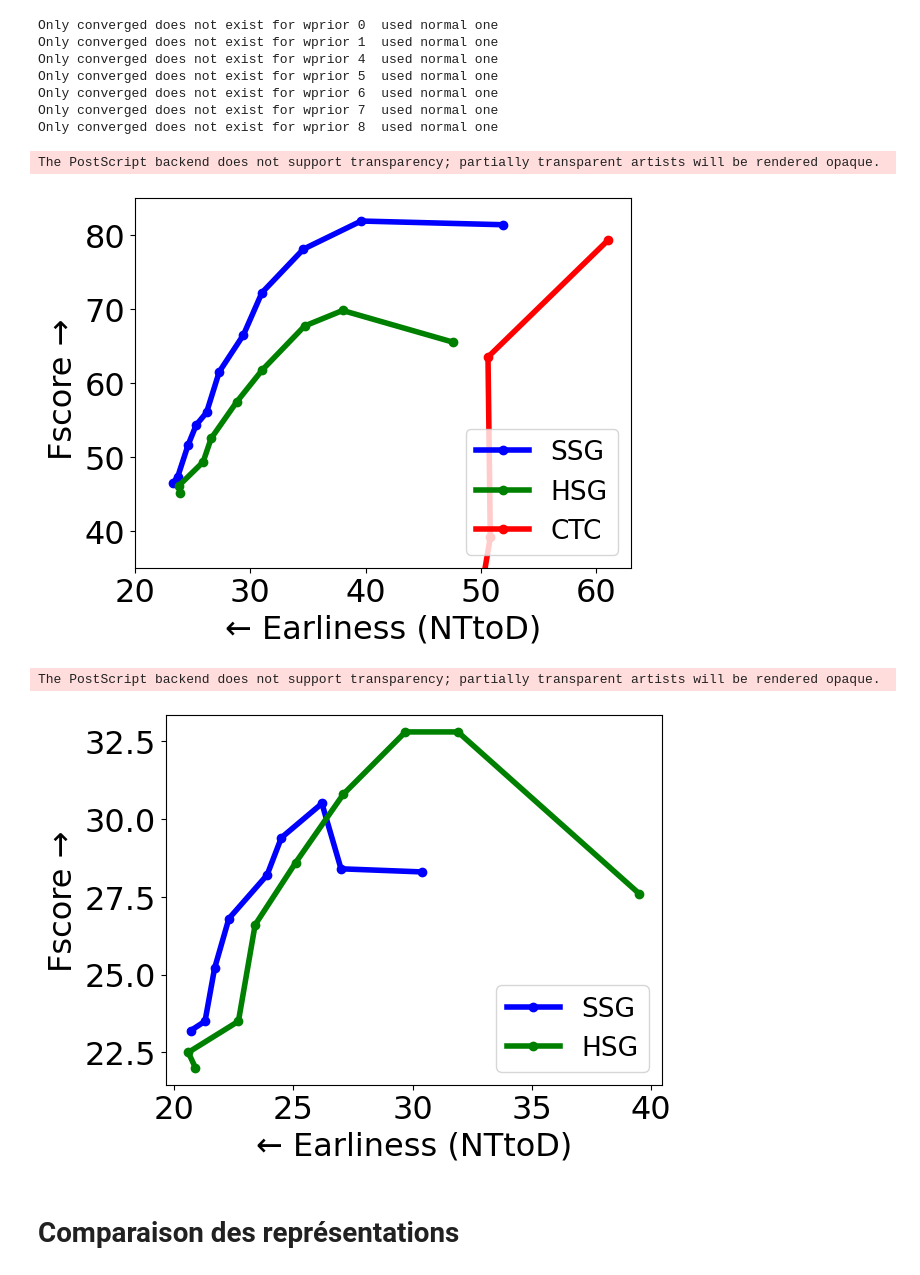
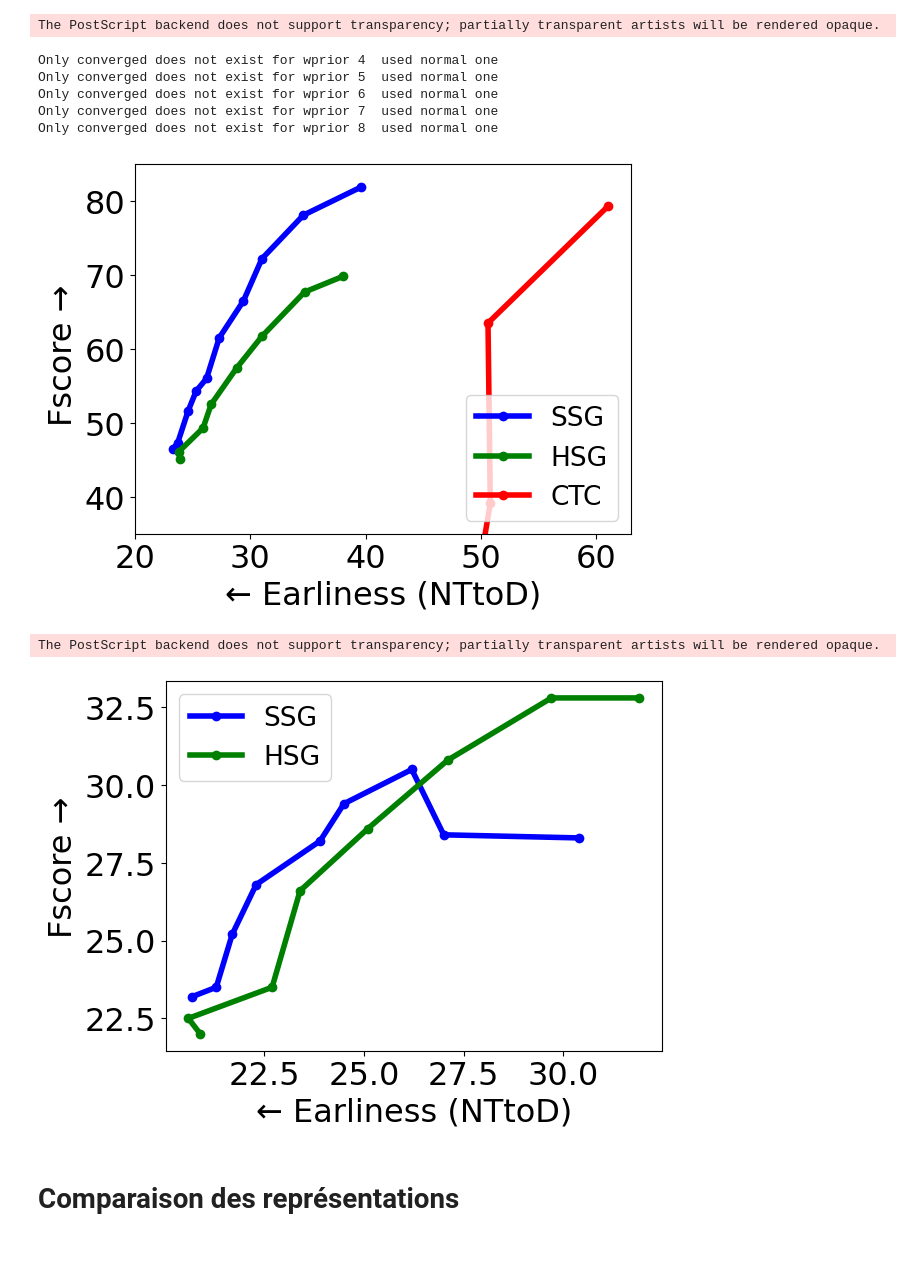
Before and after one commit to Kibo4/DOLT-C3D_with_SGCTC-OAD_2023, a Jupyter notebook: Evaluation/extractCurvesFromResults_Chalearn.ipynb, the cells around one changed output. Saved outputs shown, nothing was run; the diff lists cells and outputs as text; code cells hidden in the pictures.

```diff
--- a/Evaluation/extractCurvesFromResults_Chalearn.ipynb
+++ b/Evaluation/extractCurvesFromResults_Chalearn.ipynb
@@ -34,12 +34,20 @@ def getFScoreAndNTtoDoFor(doSSG, useSG,wCTC=0.9,smooth=10,deltaIoU=0.0, vox=4,cu
                         vals = line.split()
                         fscore = float(vals[1])
                         stdFscore = float(vals[-1])
+                    if "Precision:" in line:
+                        vals = line.split()
+                        precision = float(vals[1])
+                        stdPrecision = float(vals[-1])
+                    if "Recall:" in line:
+                        vals = line.split()
+                        recall = float(vals[1])
+                        stdRecall = float(vals[-1])
                     elif "NTtoD:" in line:
                         vals = line.split()
                         nttod = float(vals[1])
                         stdNTtoD = float(vals[-1])
                 # ajout des coordonnées à la liste correspondante
-                nttod_fscore_list.append((nttod, stdNTtoD,fscore, stdFscore))
+                nttod_fscore_list.append((nttod, stdNTtoD,fscore, stdFscore,x/10.0,precision,stdPrecision,recall,stdRecall))
         else:
             # print(f"Le fichier {filename} n'existe pas.")
             pass
@@ -48,8 +56,8 @@ def getFScoreAndNTtoDoFor(doSSG, useSG,wCTC=0.9,smooth=10,deltaIoU=0.0, vox=4,cu
 def prettyPrintForLatexIntegration(nttod_fscore_list):
     #if nttod_fscore_list is a list
     if isinstance(nttod_fscore_list, list):
-        for nttod, stdNTtoD,fscore, stdFscore in nttod_fscore_list:
-            print(f" {fscore*100:.1f} \pm {stdFscore*100:.1f} & {nttod*100:.1f} \pm {stdNTtoD*100:.1f} \\\\")
+        for  nttod, stdNTtoD,fscore, stdFscore,wprior,precision,stdPrecision,recall,stdRecall in nttod_fscore_list:
+            print(f" {wprior} & ${fscore*100:.1f} \pm {stdFscore*100:.1f}$ & ${precision*100:.1f} \pm {stdPrecision*100:.1f}$ & ${recall*100:.1f} \pm {stdRecall*100:.1f}$ & ${nttod*100:.1f} \pm {stdNTtoD*100:.1f}$ \\\\")
     else:
         nttod, stdNTtoD,fscore, stdFscore = nttod_fscore_list
         print(f" {fscore*100:.1f} \pm {stdFscore*100:.1f} & {nttod*100:.1f} \pm {stdNTtoD*100:.1f} \\\\")
@@ -122,7 +128,7 @@ plt.ylabel("Fscore → ")
 # ntto_d__fscore = sorted(ntto_d__fscore, key=lambda x: x[0][0])
 # nttod_list, fscore_list = ntto_d__fscore
 # plt.plot(list(map(lambda nt_std:nt_std[0],nttod_list)), list(map(lambda fs_std:fs_std[0],fscore_list)), label="SSG",  color='orange')
-nttod_fscore_list = getFScoreAndNTtoDoFor(True, True)
+nttod_fscore_list = getFScoreAndNTtoDoFor(True, True)[1:]
 # ntto_d__fscore = sorted(zip(ntto_d, fscore), key=lambda x: x[0][0])
 plt.plot(list(map(lambda nt_std:nt_std[0]*100,nttod_fscore_list)), list(map(lambda fs_std:fs_std[2]*100,nttod_fscore_list)), label="SSG",  color='blue',marker="o")
 # plt.plot(list(map(lambda nt_std:nt_std[0]*100,nttod_fscore_list[1:2])), list(map(lambda fs_std:fs_std[2]*100,nttod_fscore_list[1:2])),marker="x",markersize=10, color='yellow')
@@ -130,7 +136,7 @@ plt.plot(list(map(lambda nt_std:nt_std[0]*100,nttod_fscore_list)), list(map(lamb
 # plt.errorbar(list(map(lambda nt_std:nt_std[0],nttod_fscore_list)), list(map(lambda fs_std:fs_std[2],nttod_fscore_list)), xerr=list(map(lambda nt_std:nt_std[1],nttod_fscore_list)), yerr= list(map(lambda fs_std:fs_std[3],nttod_fscore_list)), linestyle='None')
 # nttod_list, fscore_list = getFScoreAndNTtoDoFor(doSSG=False, useSG=True)
 # plt.plot(list(map(lambda nt_std:nt_std[0],nttod_list)), list(map(lambda fs_std:fs_std[0],fscore_list)), label="HSG",  color='green')
-nttod_fscore_list = getFScoreAndNTtoDoFor(False, True)[2:]
+nttod_fscore_list = getFScoreAndNTtoDoFor(False, True)[3:]
 # ntto_d__fscore = sorted(zip(ntto_d, fscore), key=lambda x: x[0][0])
 plt.plot(list(map(lambda nt_std:nt_std[0]*100,nttod_fscore_list)), list(map(lambda fs_std:fs_std[2]*100,nttod_fscore_list)), label="HSG",  color='green',marker="o")
 # plt.errorbar(list(map(lambda nt_std:nt_std[0],nttod_fscore_list)), list(map(lambda fs_std:fs_std[2],nttod_fscore_list)), xerr=list(map(lambda nt_std:nt_std[1],nttod_fscore_list)), yerr= list(map(lambda fs_std:fs_std[3],nttod_fscore_list)), linestyle='None')
@@ -151,15 +157,13 @@ plt.savefig(f"../Illustrations/ScoreGraphics/{db}_NTtoD_Fscore.png", format="png
 plt.savefig(f"../Illustrations/ScoreGraphics/{db}_NTtoD_Fscore.eps", format="eps",bbox_inches='tight')
 plt.savefig(f"../Illustrations/ScoreGraphics/{db}_NTtoD_Fscore.pdf", format="pdf",bbox_inches='tight')
 # %% [output]
-Only converged does not exist for wprior 0  used normal one
-Only converged does not exist for wprior 1  used normal one
-Only converged does not exist for wprior 4  used normal one
-Only converged does not exist for wprior 5  used normal one
-Only converged does not exist for wprior 6  used normal one
-Only converged does not exist for wprior 7  used normal one
-Only converged does not exist for wprior 8  used normal one
+The PostScript backend does not support transparency; partially transparent artists will be rendered opaque.
-The PostScript backend does not support transparency; partially transparent artists will be rendered opaque.
+Only converged does not exist for wprior 4  used normal one
+Only converged does not exist for wprior 5  used normal one
+Only converged does not exist for wprior 6  used normal one
+Only converged does not exist for wprior 7  used normal one
+Only converged does not exist for wprior 8  used normal one
-[figure, old version]
+[figure, new version]
 # %%
 # création de la figure
 plt.figure()
@@ -179,35 +183,35 @@ plt.ylabel("Fscore →")
 # ntto_d__fscore = sorted(ntto_d__fscore, key=lambda x: x[0][0])
 # nttod_list, fscore_list = ntto_d__fscore
 # plt.plot(list(map(lambda nt_std:nt_std[0],nttod_list)), list(map(lambda fs_std:fs_std[0],fscore_list)), label="SSG",  color='orange')
 nttod_fscore_list = getFScoreAndNTtoDoFor(True, True,deltaIoU=deltaIoU)[2:]
 # ntto_d__fscore = sorted(zip(ntto_d, fscore), key=lambda x: x[0][0])
 plt.plot(list(map(lambda nt_std:nt_std[0]*100,nttod_fscore_list)), list(map(lambda fs_std:fs_std[2]*100,nttod_fscore_list)), label="SSG",  color='blue',marker="o")
 # plt.errorbar(list(map(lambda nt_std:nt_std[0],nttod_fscore_list)), list(map(lambda fs_std:fs_std[2],nttod_fscore_list)), xerr=list(map(lambda nt_std:nt_std[1],nttod_fscore_list)), yerr= list(map(lambda fs_std:fs_std[3],nttod_fscore_list)), linestyle='None')
 
 # nttod_list, fscore_list = getFScoreAndNTtoDoFor(doSSG=False, useSG=True)
 # plt.plot(list(map(lambda nt_std:nt_std[0],nttod_list)), list(map(lambda fs_std:fs_std[0],fscore_list)), label="HSG",  color='green')
-nttod_fscore_list = getFScoreAndNTtoDoFor(False, True,deltaIoU=deltaIoU)[2:]
+nttod_fscore_list = getFScoreAndNTtoDoFor(False, True,deltaIoU=deltaIoU)[3:]
 # ntto_d__fscore = sorted(zip(ntto_d, fscore), key=lambda x: x[0][0])
 plt.plot(list(map(lambda nt_std:nt_std[0]*100,nttod_fscore_list)), list(map(lambda fs_std:fs_std[2]*100,nttod_fscore_list)), label="HSG",  color='green',marker="o")
 # plt.errorbar(list(map(lambda nt_std:nt_std[0],nttod_fscore_list)), list(map(lambda fs_std:fs_std[2],nttod_fscore_list)), xerr=list(map(lambda nt_std:nt_std[1],nttod_fscore_list)), yerr= list(map(lambda fs_std:fs_std[3],nttod_fscore_list)), linestyle='None')
 
 
 # nttod_fscore_list = getFScoreAndNTtoDoFor(True, False,wCTC=1,smooth=0,deltaIoU=0.8,onlyConverged=True)
 # plt.plot(list(map(lambda nt_std:nt_std[0]*100,nttod_fscore_list)), list(map(lambda fs_std:fs_std[2]*100,nttod_fscore_list)), label="CTC",  color='red')
 # plt.errorbar(list(map(lambda nt_std:nt_std[0],nttod_fscore_list)), list(map(lambda fs_std:fs_std[2],nttod_fscore_list)), xerr=list(map(lambda nt_std:nt_std[1],nttod_fscore_list)), yerr= list(map(lambda fs_std:fs_std[3],nttod_fscore_list)), linestyle='None')
 
 # ajout de la légende
 plt.legend(fontsize=19)
 
 # affichage de la figure
 # plt.show()
 plt.savefig(f"../Illustrations/ScoreGraphics/{db}_NTtoD_Fscore08.png", format="png",bbox_inches='tight')
 plt.savefig(f"../Illustrations/ScoreGraphics/{db}_NTtoD_Fscore08.eps", format="eps",bbox_inches='tight')
 plt.savefig(f"../Illustrations/ScoreGraphics/{db}_NTtoD_Fscore08.pdf", format="pdf",bbox_inches='tight')
 plt.savefig(f"../Illustrations/ScoreGraphics/{db}_NTtoD_Fscore08.svg", format="svg",bbox_inches='tight')
 # %% [output]
 The PostScript backend does not support transparency; partially transparent artists will be rendered opaque.
-[figure, old version]
+[figure, new version]
 # %% [markdown]
 # Comparaison des représentations
 # %%
```
Also changed, not shown: parts of 14 cells of this notebook, 16 other files.
